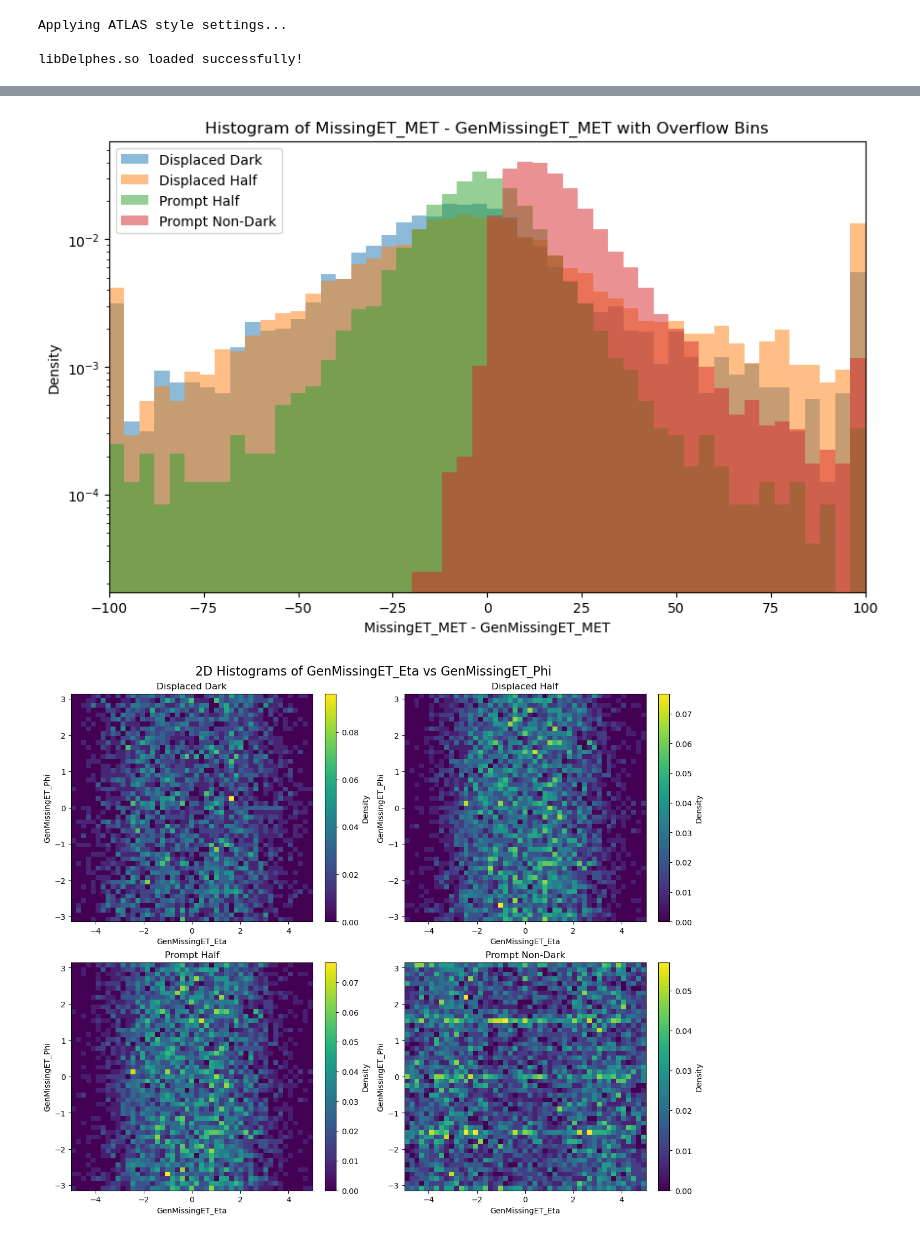
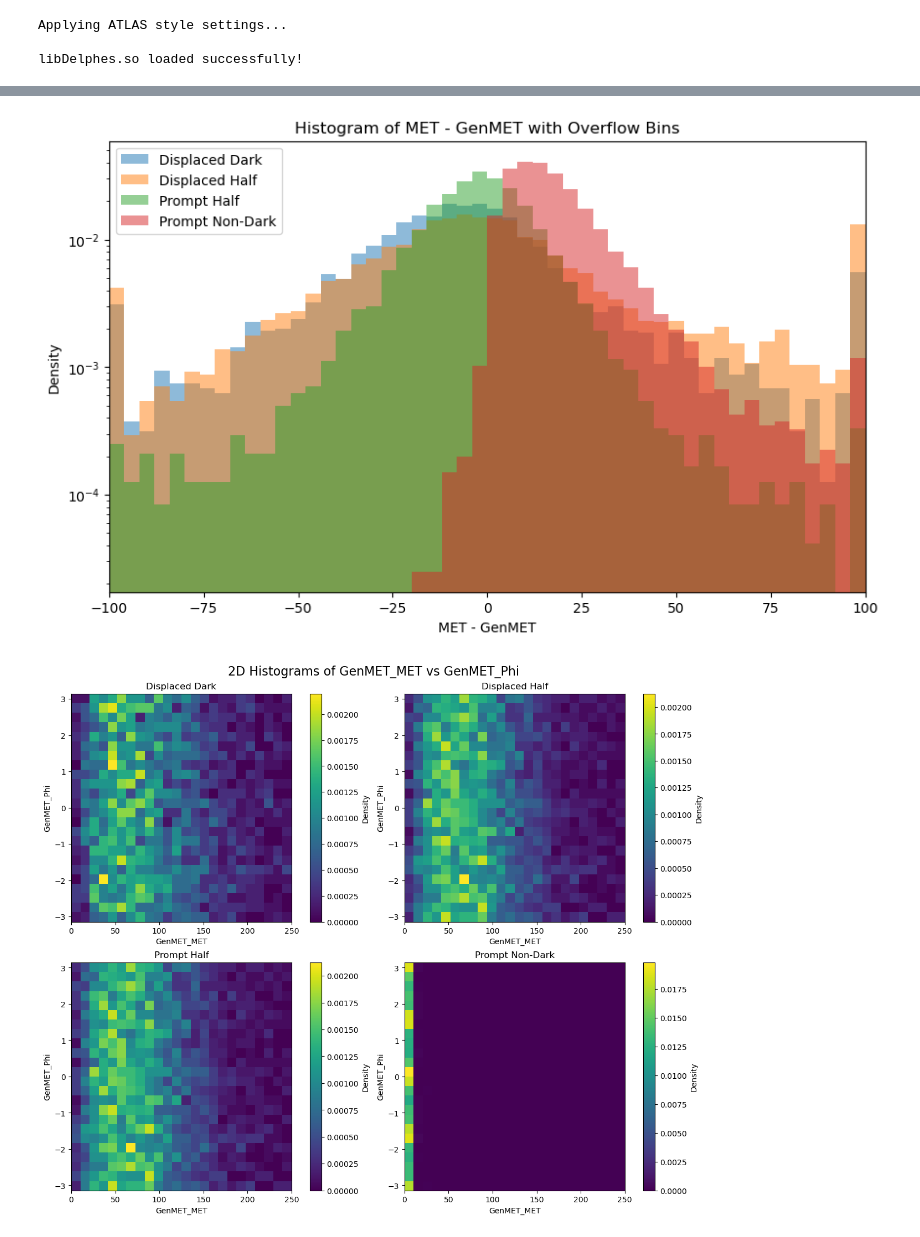
Before and after one commit to KalelChester/Displaced-Photon, a Jupyter notebook: num_dark_missing_et.ipynb, the cells around one changed output, grey strips where cells are left out. Drawn from its saved outputs; the diff is of its cells as text; code cells hidden in the pictures.

Commit message:
Fixing bad investigative MET plots

```diff
--- a/num_dark_missing_et.ipynb
+++ b/num_dark_missing_et.ipynb
@@ -43,10 +43,8 @@ def create_missingET_dataframe(root_file_path):
     missingET_dict = rdf.AsNumpy([
         "Event.Number",
         "MissingET.MET",
-        "MissingET.Eta",
         "MissingET.Phi",
         "GenMissingET.MET",
-        "GenMissingET.Eta",
         "GenMissingET.Phi",
     ])
 
@@ -57,17 +55,15 @@ def create_missingET_dataframe(root_file_path):
     missingET_df = pd.DataFrame({
         "EventNumber": event_numbers,
         "MissingET_MET": missingET_dict["MissingET.MET"],
-        "MissingET_Eta": missingET_dict["MissingET.Eta"],
         "MissingET_Phi": missingET_dict["MissingET.Phi"],
         "GenMissingET_MET": missingET_dict["GenMissingET.MET"],
-        "GenMissingET_Eta": missingET_dict["GenMissingET.Eta"],
         "GenMissingET_Phi": missingET_dict["GenMissingET.Phi"],
     })
 
     # Explode so each entry gets its own row
     missingET_df = missingET_df.explode(
-        ["MissingET_MET", "MissingET_Eta", "MissingET_Phi",
-         "GenMissingET_MET", "GenMissingET_Eta", "GenMissingET_Phi"],
+        ["MissingET_MET", "MissingET_Phi",
+         "GenMissingET_MET", "GenMissingET_Phi"],
         ignore_index=True
     )
 
@@ -179,50 +175,50 @@ plt.hist(
 )
 
 # Add labels, legend, and set xlim
-plt.xlabel("MissingET_MET - GenMissingET_MET")
+plt.xlabel("MET - GenMET")
 plt.ylabel("Density")
 plt.yscale('log')
 plt.xlim(-100, 100)
-plt.title("Histogram of MissingET_MET - GenMissingET_MET with Overflow Bins")
+plt.title("Histogram of MET - GenMET with Overflow Bins")
 plt.legend()
 plt.show()
 # %% [output]
-[figure, old version]
+[figure, new version]
 # %%
 # Create a figure with subplots
 fig, axes = plt.subplots(2, 2, figsize=(12, 10), constrained_layout=True)
 
 # Define the datasets and titles
 datasets = [
     (displaced_dark_df, "Displaced Dark"),
     (displaced_half_df, "Displaced Half"),
     (prompt_half_df, "Prompt Half"),
     (prompt_non_dark_df, "Prompt Non-Dark"),
 ]
 
-# Define the bin edges for eta and phi
-eta_bins = np.linspace(-5, 5, 50)
-phi_bins = np.linspace(-np.pi, np.pi, 50)
+# Define the bin edges for MET and phi
+met_bins = np.linspace(0, 250, 25)
+phi_bins = np.linspace(-np.pi, np.pi, 25)
 
 # Loop through datasets and plot 2D histograms
 for ax, (df, title) in zip(axes.flatten(), datasets):
     h, xedges, yedges, img = ax.hist2d(
-        df["GenMissingET_Eta"].astype(float),
+        df["GenMissingET_MET"].astype(float),
         df["GenMissingET_Phi"].astype(float),
-        bins=[eta_bins, phi_bins],
+        bins=[met_bins, phi_bins],
         density=True,
         cmap="viridis",
     )
     ax.set_title(title)
-    ax.set_xlabel("GenMissingET_Eta")
-    ax.set_ylabel("GenMissingET_Phi")
+    ax.set_xlabel("GenMET_MET")
+    ax.set_ylabel("GenMET_Phi")
     fig.colorbar(img, ax=ax, label="Density")
 
 # Show the plot
-plt.suptitle("2D Histograms of GenMissingET_Eta vs GenMissingET_Phi", fontsize=16)
+plt.suptitle("2D Histograms of GenMET_MET vs GenMET_Phi", fontsize=16)
 plt.show()
 # %% [output]
-[figure, old version]
+[figure, new version]
 # %%
 # Create a figure with subplots
 fig, axes = plt.subplots(2, 2, figsize=(12, 10), constrained_layout=True)
```
Also changed, not shown: parts of 5 cells of this notebook, 1 other file.
